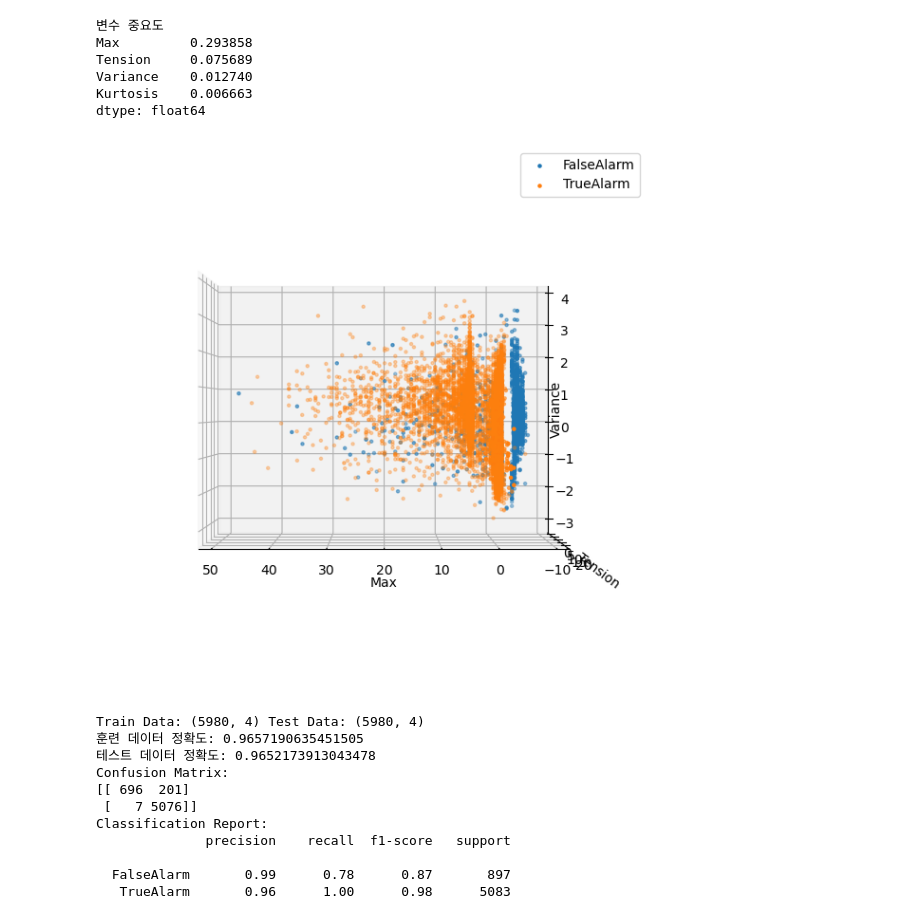
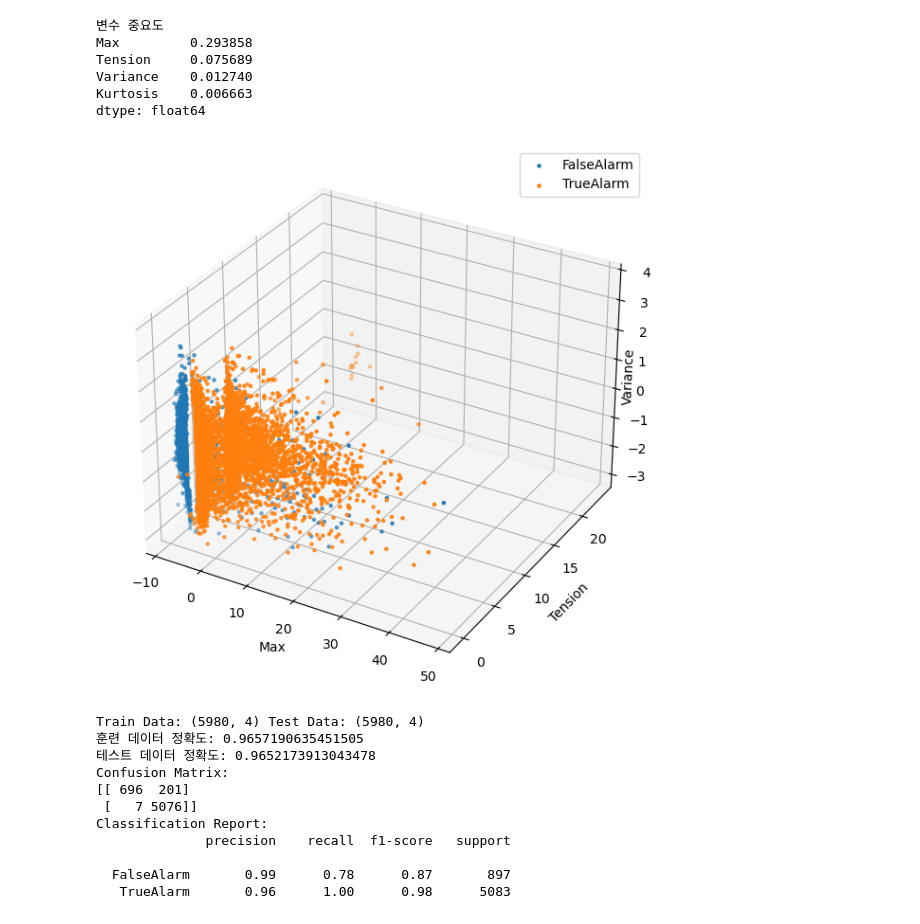
Before and after one commit to changyeon99/CapstoneDesign2, a Jupyter notebook: Nov_8th.ipynb, the cells around one changed output. Saved outputs shown, nothing was run; the diff lists cells and outputs as text; code cells hidden in the pictures.

```diff
--- a/Nov_8th.ipynb
+++ b/Nov_8th.ipynb
@@ -399,31 +395,32 @@ dtype: float64
 # %%
 fig = plt.figure(figsize=(6, 6))
 
 ax = fig.add_subplot(111, projection='3d')
 tension = OOC['Tension']
 variance = OOC['Variance']
 max = OOC['Max']
 confusion_matrix = OOC['Confusion Matrix']
 
 for t in OOC['Confusion Matrix'].unique().tolist():
     mask = confusion_matrix == t
     ax.scatter(max[mask], tension[mask], variance[mask], label = t, marker = '.')
 
 ax.set_xlabel('Max')
 ax.set_ylabel('Tension')
 ax.set_zlabel('Variance')
 
-azimuth_angle = 90
-elevation_angle = -0
-ax.view_init(elev=elevation_angle, azim=azimuth_angle)
+# azimuth_angle = 90
+# elevation_angle = -0
+# ax.view_init(elev=elevation_angle, azim=azimuth_angle)
+
 ax.zaxis.labelpad = -15
 
 ax.legend()
 # plt.title('Scatter Plot of Tension, Mean, and Skewness')
 plt.tight_layout()
 plt.show()
 # %% [output]
-[figure, old version]
+[figure, new version]
 # %%
 from sklearn.metrics import confusion_matrix
 
```
Also changed, not shown: parts of 11 cells of this notebook.
